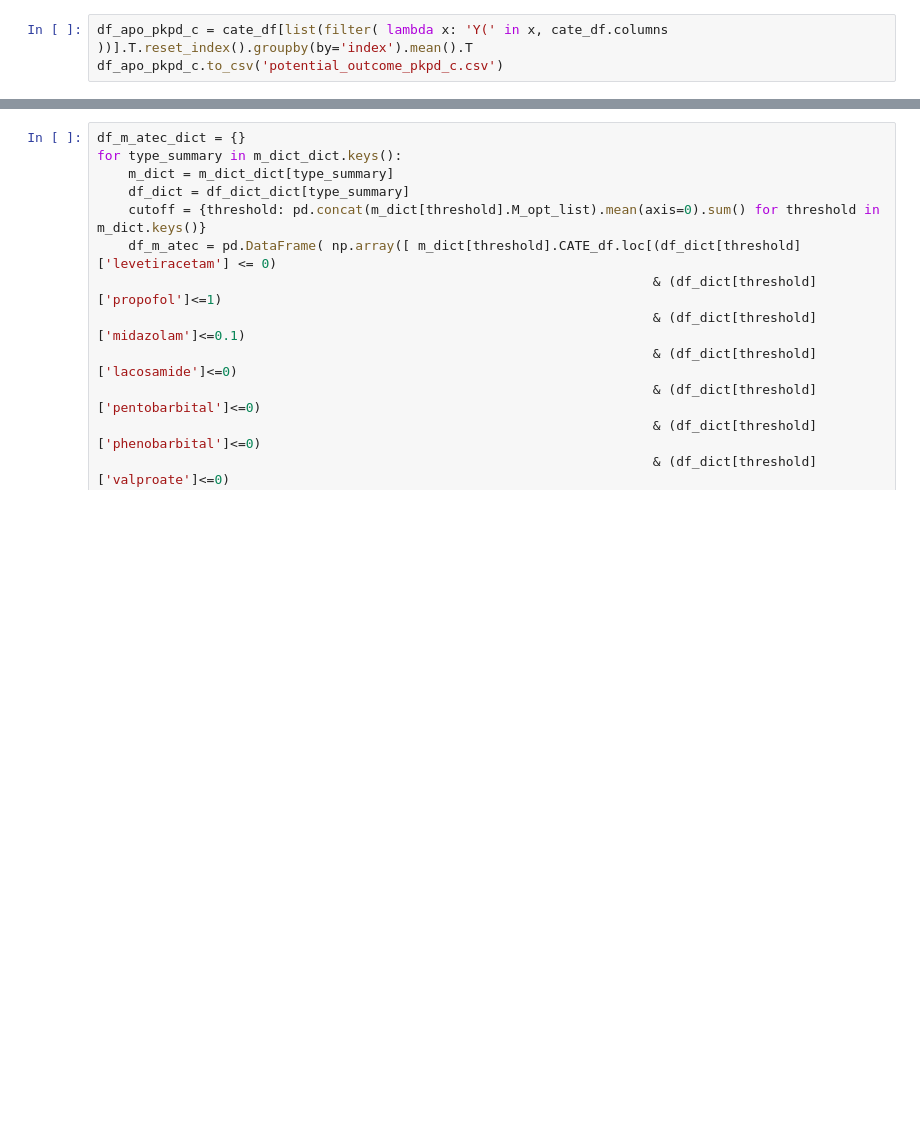
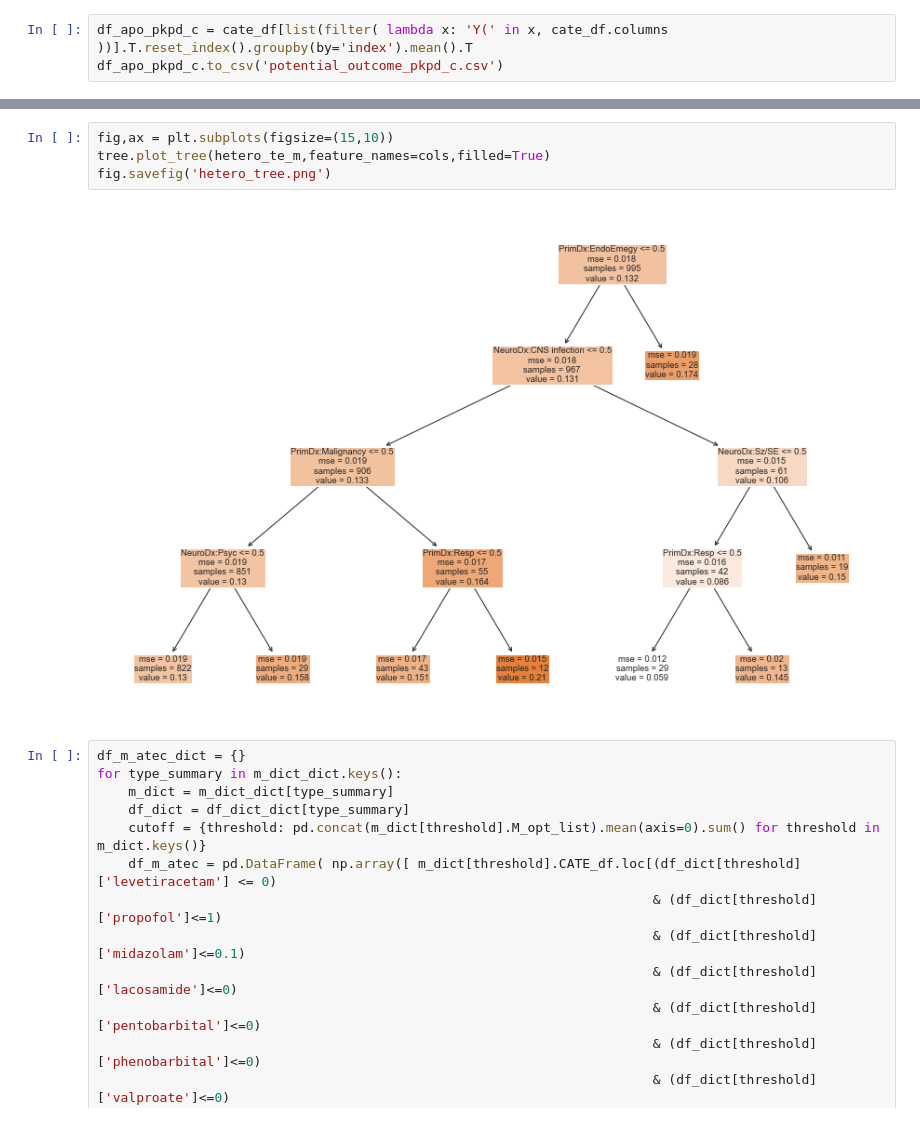
Before and after one commit to Hockey86/iic_causal_inference, a Jupyter notebook: aim2/short_term_drug_effect.ipynb, the cells around one changed output, grey strips where cells are left out. Drawn from its saved outputs; the diff is of its cells as text; blank space fills up the shorter version.

```diff
--- a/aim2/short_term_drug_effect.ipynb
+++ b/aim2/short_term_drug_effect.ipynb
@@ -486,3 +442,9 @@ for col in ['NeuroDx:IschStroke',
+# %%
+fig,ax = plt.subplots(figsize=(15,10))
+tree.plot_tree(hetero_te_m,feature_names=cols,filled=True)
+fig.savefig('hetero_tree.png')
+# %% [output]
+[figure, added]
 # %%
 df_m_atec_dict = {}
 for type_summary in m_dict_dict.keys():
```
Also changed, not shown: parts of 17 cells of this notebook, 27 other files.
